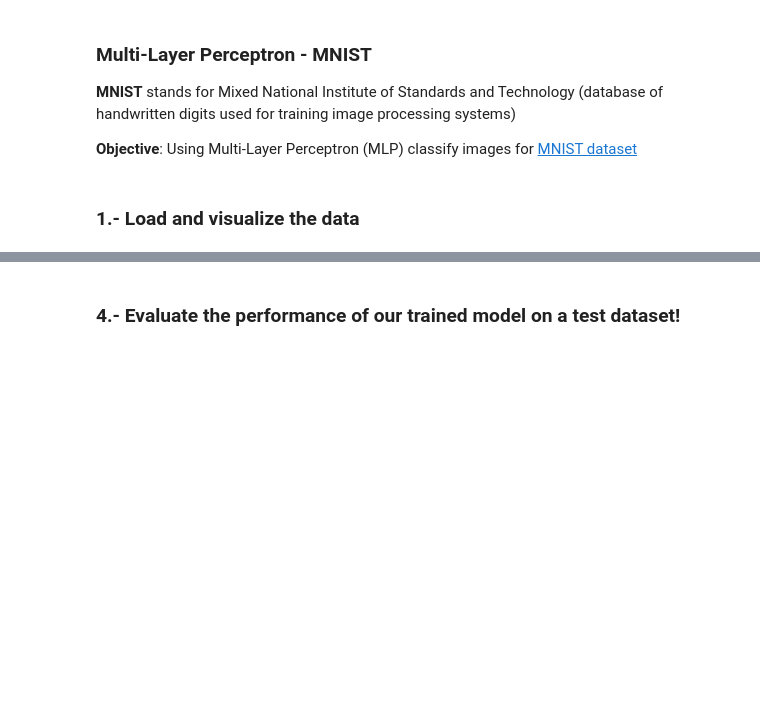
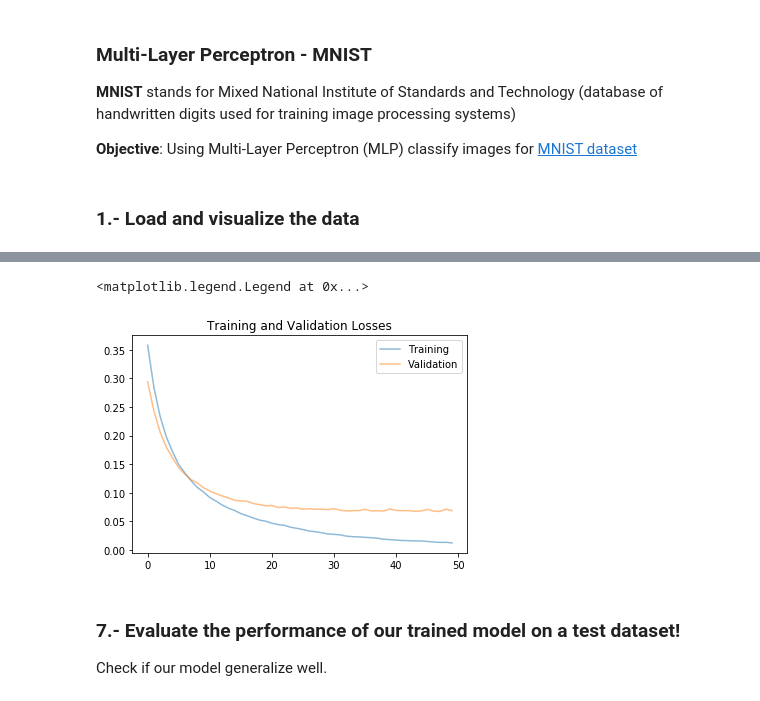
Before and after one commit to Marvinsky/machine_learning_vs_deep_learning, a Jupyter notebook: Image Classification - Multi-Layer Perceptron - MNIST.ipynb, the cells around one changed output, grey strips where cells are left out. Drawn from its saved outputs; the diff is of its cells as text; code cells hidden in the pictures; blank space fills up the shorter version.

```diff
--- a/Image Classification - Multi-Layer Perceptron - MNIST.ipynb
+++ b/Image Classification - Multi-Layer Perceptron - MNIST.ipynb
@@ -72 +149,11 @@ for idx in np.arange(20):
+# %%
+# specify loss function (categorical cross-entropy)
+criterion = nn.CrossEntropyLoss()
+
+train_on_gpu = torch.cuda.is_available()
+if train_on_gpu:
+    model = model.cuda()
+
+# specify optimizer (stochastic gradient descent) and learning rate = 0.01
+optimizer = torch.optim.SGD(model.parameters(), lr=0.01)
 # %% [markdown]
@@ -73,0 +227,2 @@ for idx in np.arange(20):
+# %%
+losses = train(model, n_epochs, criterion, optimizer)
@@ -74,2 +247,14 @@ for idx in np.arange(20):
+# %%
+fig, ax = plt.subplots()
+losses = np.array(losses)
+plt.plot(losses.T[0], label='Training', alpha=0.5)
+plt.plot(losses.T[1], label='Validation', alpha=0.5)
+plt.title("Training and Validation Losses")
+plt.legend()
+# %% [output]
+<matplotlib.legend.Legend at 0x...>
+[figure, added]
 # %% [markdown]
-### 4.- Evaluate the performance of our trained model on a test dataset!
+### 7.- Evaluate the performance of our trained model on a test dataset!
+
+Check if our model generalize well.
```
Also changed, not shown: parts of 15 cells of this notebook.
